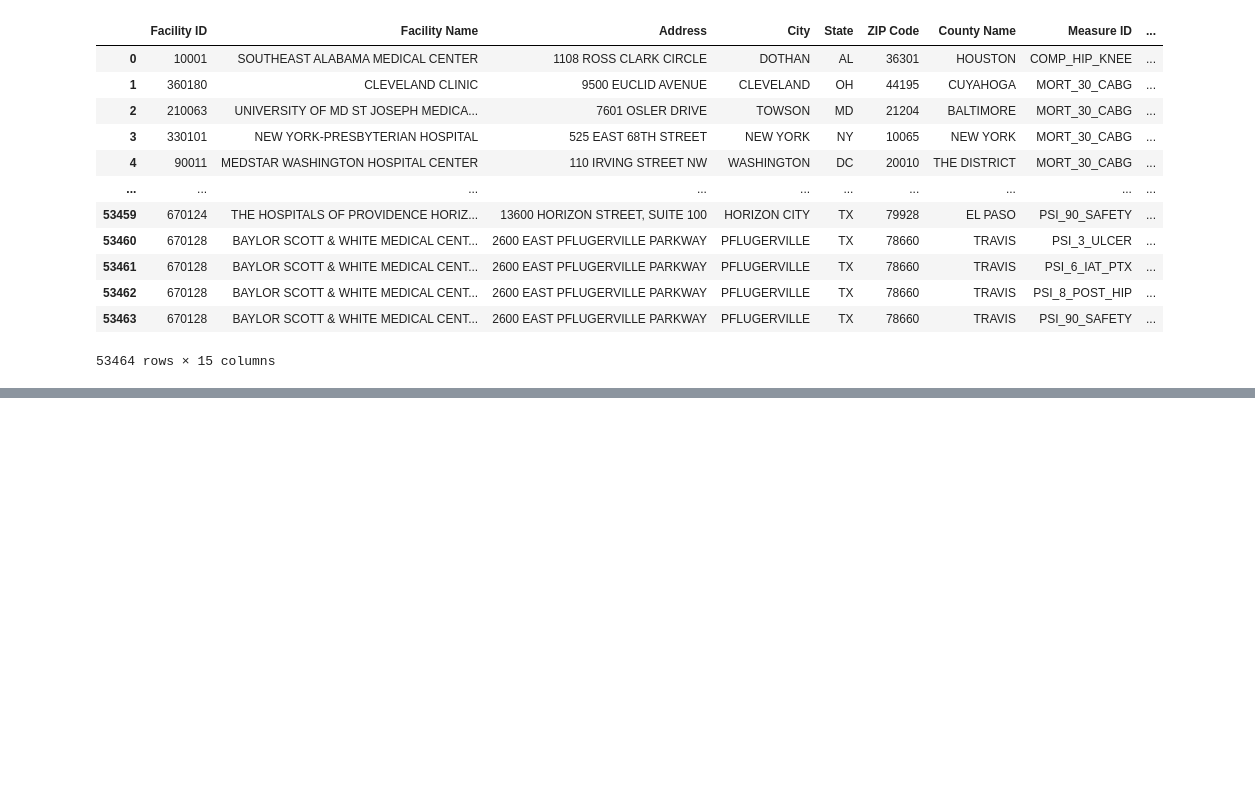
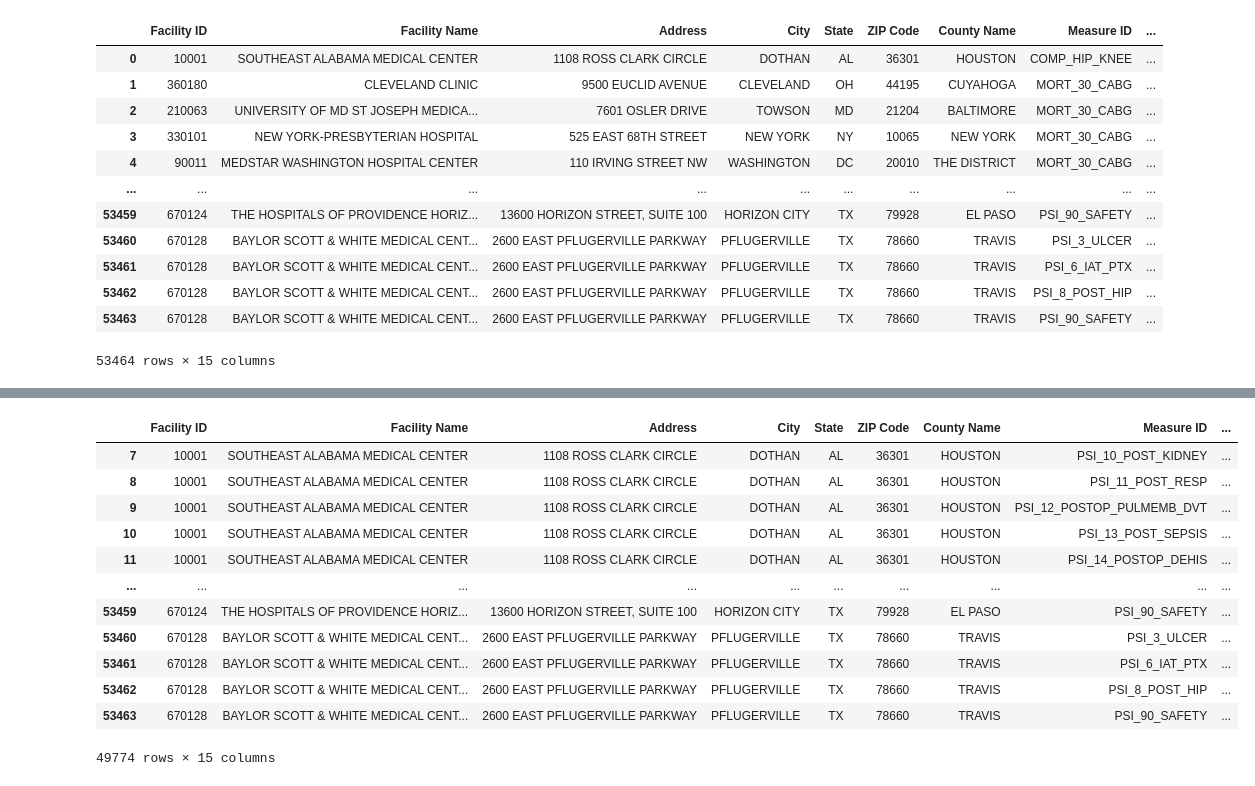
Before and after one commit to fisher1916/ETL-pipeline, a Jupyter notebook: CleanUpCMS.ipynb, the cells around one changed output, grey strips where cells are left out. Cells and saved outputs as stored; diff of their text form; code cells hidden in the pictures; blank space fills up the shorter version.

Commit message:
Removed non-mort measures create csv

```diff
--- a/CleanUpCMS.ipynb
+++ b/CleanUpCMS.ipynb
@@ -96,3 +96,7 @@ cms_df_reset
 | 53462 | 670128 | BAYLOR SCOTT & WHITE MEDICAL CENT... | 2600 EAST PFLUGERVILLE PARKWAY | PFLUGERVILLE | TX | 78660 | TRAVIS | PSI_8_POST_HIP | ... |
 | 53463 | 670128 | BAYLOR SCOTT & WHITE MEDICAL CENT... | 2600 EAST PFLUGERVILLE PARKWAY | PFLUGERVILLE | TX | 78660 | TRAVIS | PSI_90_SAFETY | ... |
 53464 rows × 15 columns
+# %%
+#filter out COMP_HIP_KNEE measure
+cms_df_m = cms_df_reset[cms_df_reset["Measure ID"] != "COMP_HIP_KNEE"]
+cms_df_m
@@ -98,0 +117,19 @@ cms_df_reset
+# %%
+#filter out MORT_30_CABG measure
+
+cms_df_n = cms_df_m[cms_df_m["Measure ID"] != "MORT_30_CABG"]
+cms_df_n
+# %% [output]
+|  | Facility ID | Facility Name | Address | City | State | ZIP Code | County Name | Measure ID | ... |
+| 7 | 10001 | SOUTHEAST ALABAMA MEDICAL CENTER | 1108 ROSS CLARK CIRCLE | DOTHAN | AL | 36301 | HOUSTON | PSI_10_POST_KIDNEY | ... |
+| 8 | 10001 | SOUTHEAST ALABAMA MEDICAL CENTER | 1108 ROSS CLARK CIRCLE | DOTHAN | AL | 36301 | HOUSTON | PSI_11_POST_RESP | ... |
+| 9 | 10001 | SOUTHEAST ALABAMA MEDICAL CENTER | 1108 ROSS CLARK CIRCLE | DOTHAN | AL | 36301 | HOUSTON | PSI_12_POSTOP_PULMEMB_DVT | ... |
+| 10 | 10001 | SOUTHEAST ALABAMA MEDICAL CENTER | 1108 ROSS CLARK CIRCLE | DOTHAN | AL | 36301 | HOUSTON | PSI_13_POST_SEPSIS | ... |
+| 11 | 10001 | SOUTHEAST ALABAMA MEDICAL CENTER | 1108 ROSS CLARK CIRCLE | DOTHAN | AL | 36301 | HOUSTON | PSI_14_POSTOP_DEHIS | ... |
+| ... | ... | ... | ... | ... | ... | ... | ... | ... | ... |
+| 53459 | 670124 | THE HOSPITALS OF PROVIDENCE HORIZ... | 13600 HORIZON STREET, SUITE 100 | HORIZON CITY | TX | 79928 | EL PASO | PSI_90_SAFETY | ... |
+| 53460 | 670128 | BAYLOR SCOTT & WHITE MEDICAL CENT... | 2600 EAST PFLUGERVILLE PARKWAY | PFLUGERVILLE | TX | 78660 | TRAVIS | PSI_3_ULCER | ... |
+| 53461 | 670128 | BAYLOR SCOTT & WHITE MEDICAL CENT... | 2600 EAST PFLUGERVILLE PARKWAY | PFLUGERVILLE | TX | 78660 | TRAVIS | PSI_6_IAT_PTX | ... |
+| 53462 | 670128 | BAYLOR SCOTT & WHITE MEDICAL CENT... | 2600 EAST PFLUGERVILLE PARKWAY | PFLUGERVILLE | TX | 78660 | TRAVIS | PSI_8_POST_HIP | ... |
+| 53463 | 670128 | BAYLOR SCOTT & WHITE MEDICAL CENT... | 2600 EAST PFLUGERVILLE PARKWAY | PFLUGERVILLE | TX | 78660 | TRAVIS | PSI_90_SAFETY | ... |
+49774 rows × 15 columns
```
Also changed, not shown: parts of 16 cells of this notebook.
